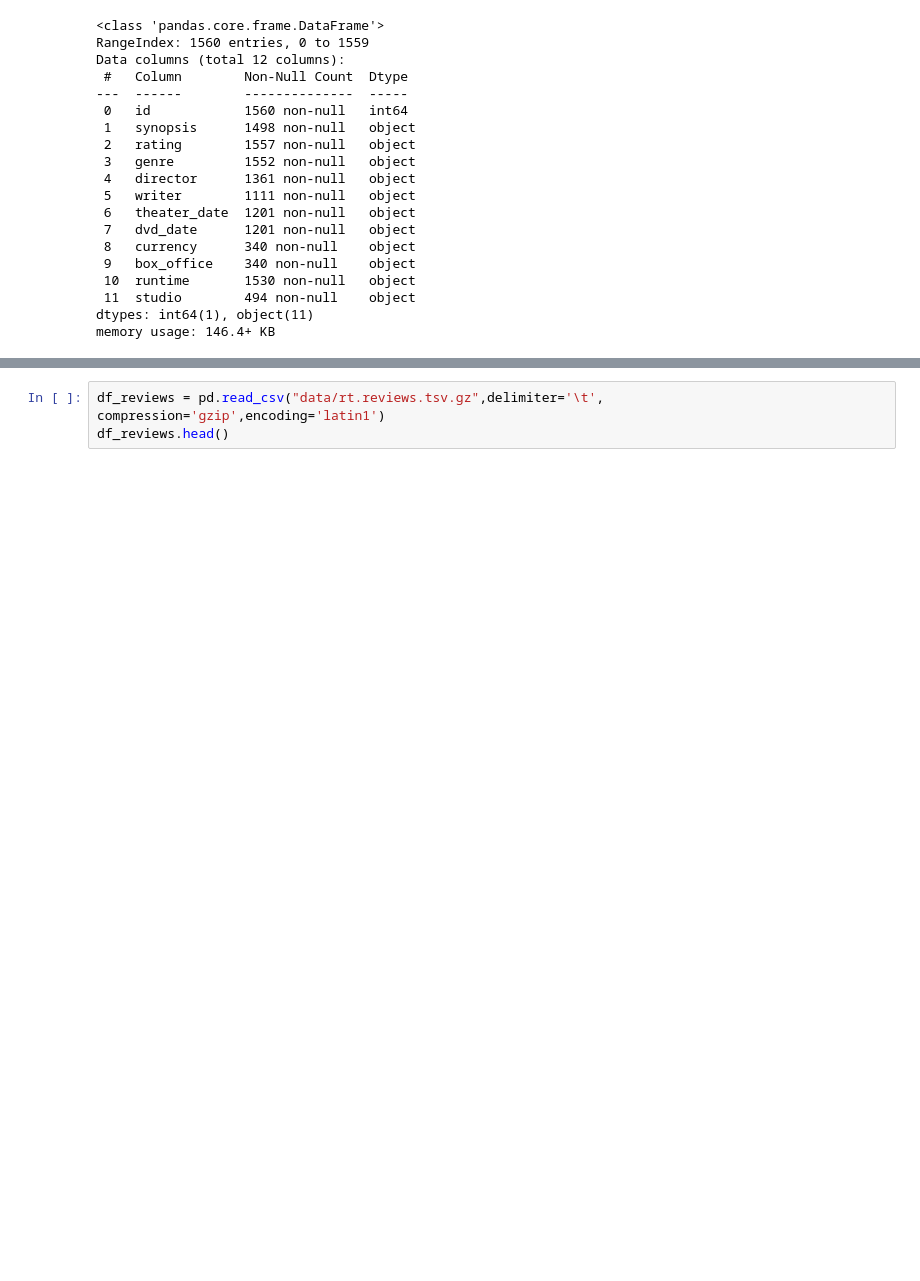
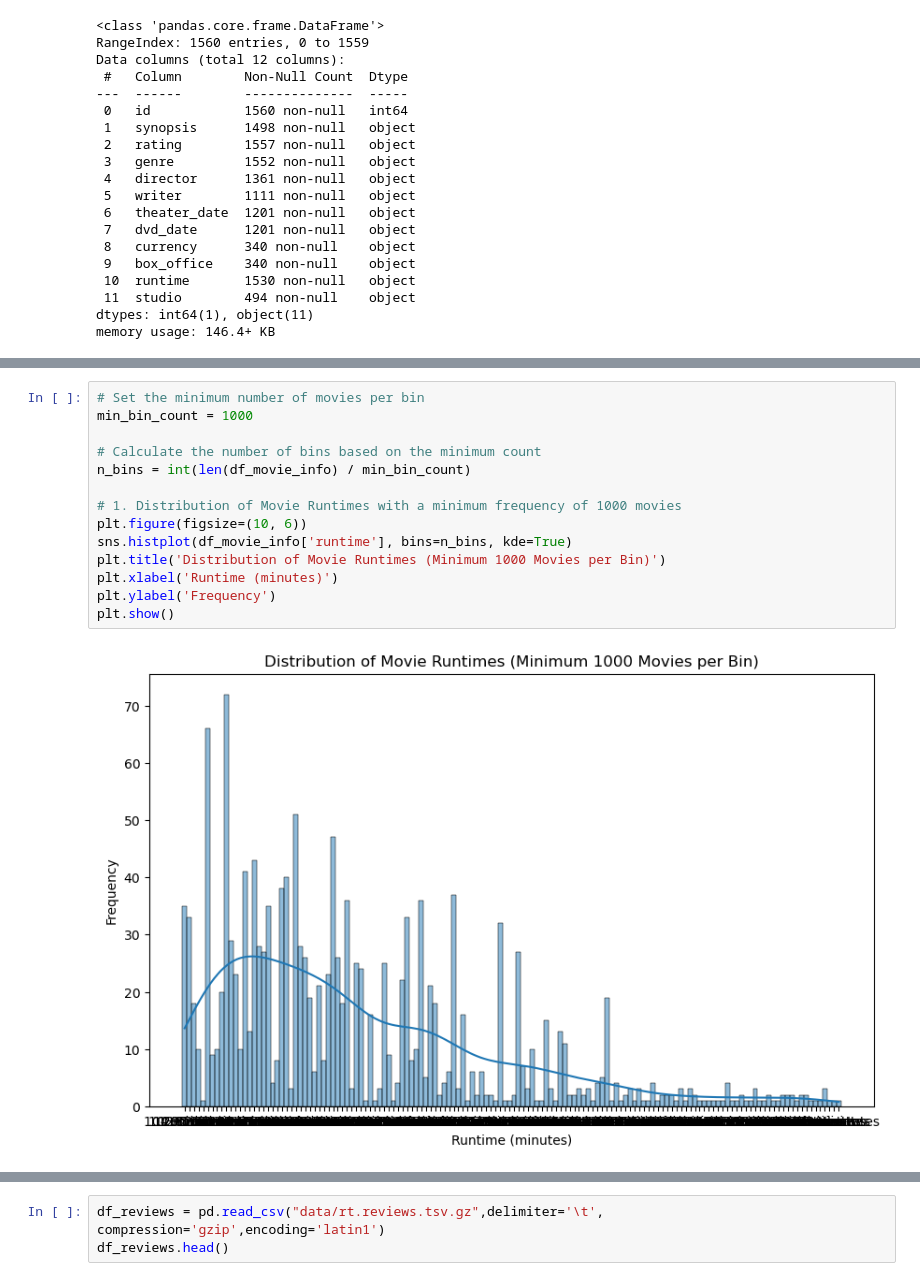
Before and after one commit to Nyabaga/Film-Fortune-Telling, a Jupyter notebook: student.ipynb, the cells around one changed output, grey strips where cells are left out. Drawn from its saved outputs; the diff is of its cells as text; blank space fills up the shorter version.

```diff
--- a/student.ipynb
+++ b/student.ipynb
@@ -167,0 +235,16 @@ This data frame contains 1560 rows and 12 columns. The column values include: id
+# %%
+# Set the minimum number of movies per bin
+min_bin_count = 1000
+
+# Calculate the number of bins based on the minimum count
+n_bins = int(len(df_movie_info) / min_bin_count)
+
+# 1. Distribution of Movie Runtimes with a minimum frequency of 1000 movies
+plt.figure(figsize=(10, 6))
+sns.histplot(df_movie_info['runtime'], bins=n_bins, kde=True)
+plt.title('Distribution of Movie Runtimes (Minimum 1000 Movies per Bin)')
+plt.xlabel('Runtime (minutes)')
+plt.ylabel('Frequency')
+plt.show()
+# %% [output]
+[figure, added]
```
Also changed, not shown: parts of 33 cells of this notebook.
